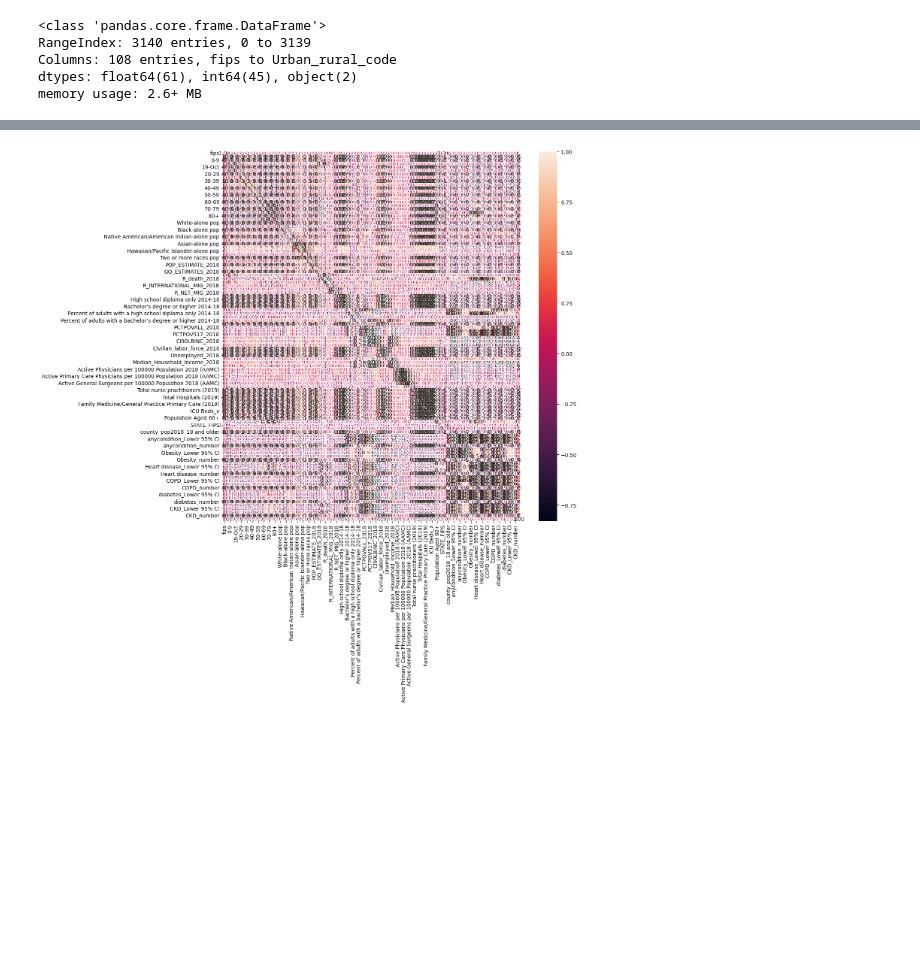
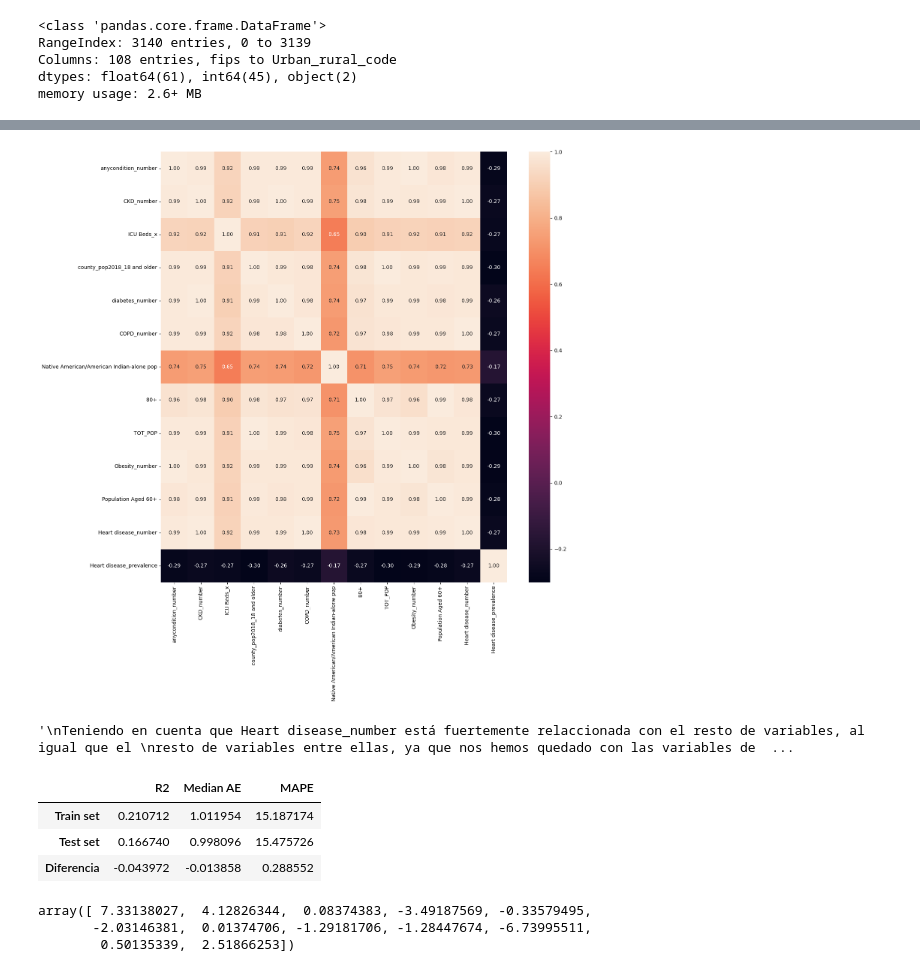
Before and after one commit to 4GeeksAcademy/Regularized-linear-regression_Marina, a Jupyter notebook: src/explore.ipynb, the cells around one changed output, grey strips where cells are left out. Saved outputs shown, nothing was run; the diff lists cells and outputs as text; code cells hidden in the pictures; blank space fills up the shorter version.

```diff
--- a/src/explore.ipynb
+++ b/src/explore.ipynb
@@ -98,33 +105,9 @@ dtypes: float64(61), int64(45), object(2)
 memory usage: 2.6+ MB
 # %%
 # Procedo a factorizar las columnas que son objetos
-
-df['STATE_NAME'].value_counts().reset_index()["STATE_NAME"]
-df['STATE_NAME'].value_counts().reset_index()["count"]
-
-#df['STATE_NAME_f']
 
 states = df['STATE_NAME'].value_counts().reset_index()
 countys = df['COUNTY_NAME'].value_counts().reset_index()
 
-
-#func = lambda a: a.value_counts().reset_index()["count"]
-
-#print(list(map(lambda a: states["count"][a == states["STATE_NAME"]], df['STATE_NAME'])))
-
-func = lambda a: a.loc[df["STATE_NAME"] == location] = df['STATE_NAME'].value_counts().get("STATE_NAME", 0)/len(df)*100
-
-for location in df["neighbourhood"].unique():
-    df.loc[df["neighbourhood"] == location, 'neighbourhood_f'] = df['neighbourhood'].value_counts().get(location, 0)/len(df)*100
-
-
-'''
-func = lambda a: a['STATE_NAME'].value_counts().tolist()
-print(list(map(func, df['STATE_NAME'])))
-
-#trial = list(map(func, df['STATE_NAME']))
-
-'''
-
-#
-# /df['STATE_NAME'].count()*100
+df['STATE_NAME_f'] = list(map(lambda a: states["count"][states['STATE_NAME'] == a].values[0]/len(df)*100, df['STATE_NAME']))
+df['COUNTY_NAME_f'] = list(map(lambda a: countys["count"][countys['COUNTY_NAME'] == a].values[0]/len(df)*100, df['COUNTY_NAME']))
@@ -152,9 +163,26 @@ ValueError: Invalid classes inferred from unique values of `y`.  Expected: [  0
+# %%
+# Me quedo con las columnas de importancia mayor al 1% y las columnas relaccionadas con problemas del corazón, ya que están relacionadas
+
+df2 = df1[['anycondition_number','CKD_number','ICU Beds_x','county_pop2018_18 and older','diabetes_number','COPD_number','Native American/American Indian-alone pop','80+','TOT_POP','Obesity_number','Population Aged 60+','Heart disease_number','Heart disease_prevalence']]
+
+
+# X = df1.drop(['Heart disease_number'], axis=1)
+# y = df1['Heart disease_number']
 # %%
 fig, axes = plt.subplots(figsize=(15, 15))
 
-sns.heatmap(df1.corr(), annot = True, fmt = ".2f")
+sns.heatmap(df2.corr(), annot = True, fmt = ".2f")
 
 plt.tight_layout()
 plt.show()
 # %% [output]
-[figure, old version]
+[figure, new version]
+# %%
+'''
+Teniendo en cuenta que Heart disease_number está fuertemente relaccionada con el resto de variables, al igual que el
+resto de variables entre ellas, ya que nos hemos quedado con las variables de más importancia de un número muy alto de variables,
+voy a elegir Heart disease_prevalence como variable dependiente
+
+'''
+# %% [output]
+'\nTeniendo en cuenta que Heart disease_number está fuertemente relaccionada con el resto de variables, al igual que el \nresto de variables entre ellas, ya que nos hemos quedado con las variables de  ...
@@ -160,0 +209,13 @@ plt.show()
+# %%
+get_metrics(yhat_test, y_test, yhat_train, y_train)
+# %% [output]
+|  | R2 | Median AE | MAPE |
+| Train set | 0.210712 | 1.011954 | 15.187174 |
+| Test set | 0.166740 | 0.998096 | 15.475726 |
+| Diferencia | -0.043972 | -0.013858 | 0.288552 |
+# %%
+m_lineal.coef_
+# %% [output]
+array([ 7.33138027,  4.12826344,  0.08374383, -3.49187569, -0.33579495,
+       -2.03146381,  0.01374706, -1.29181706, -1.28447674, -6.73995511,
+        0.50135339,  2.51866253])
```
Also changed, not shown: parts of 37 cells of this notebook.
